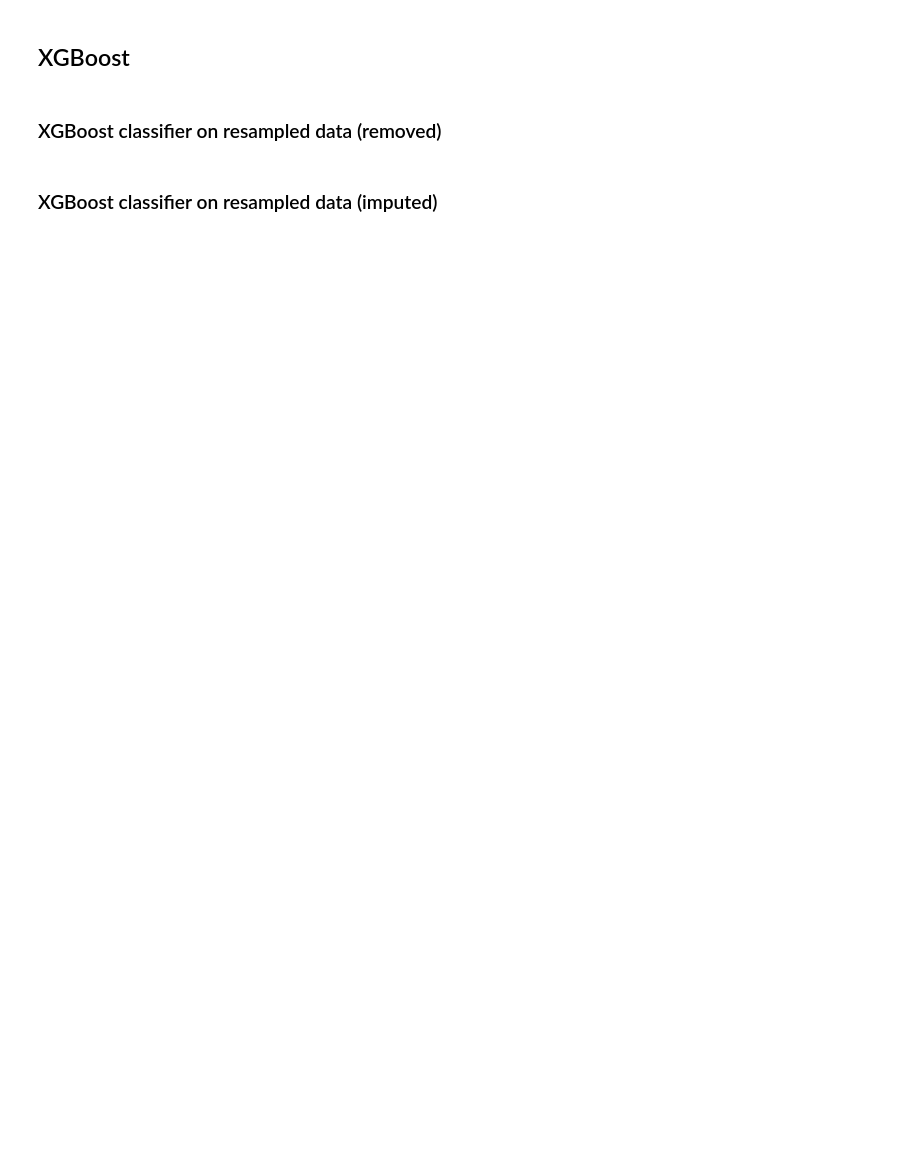
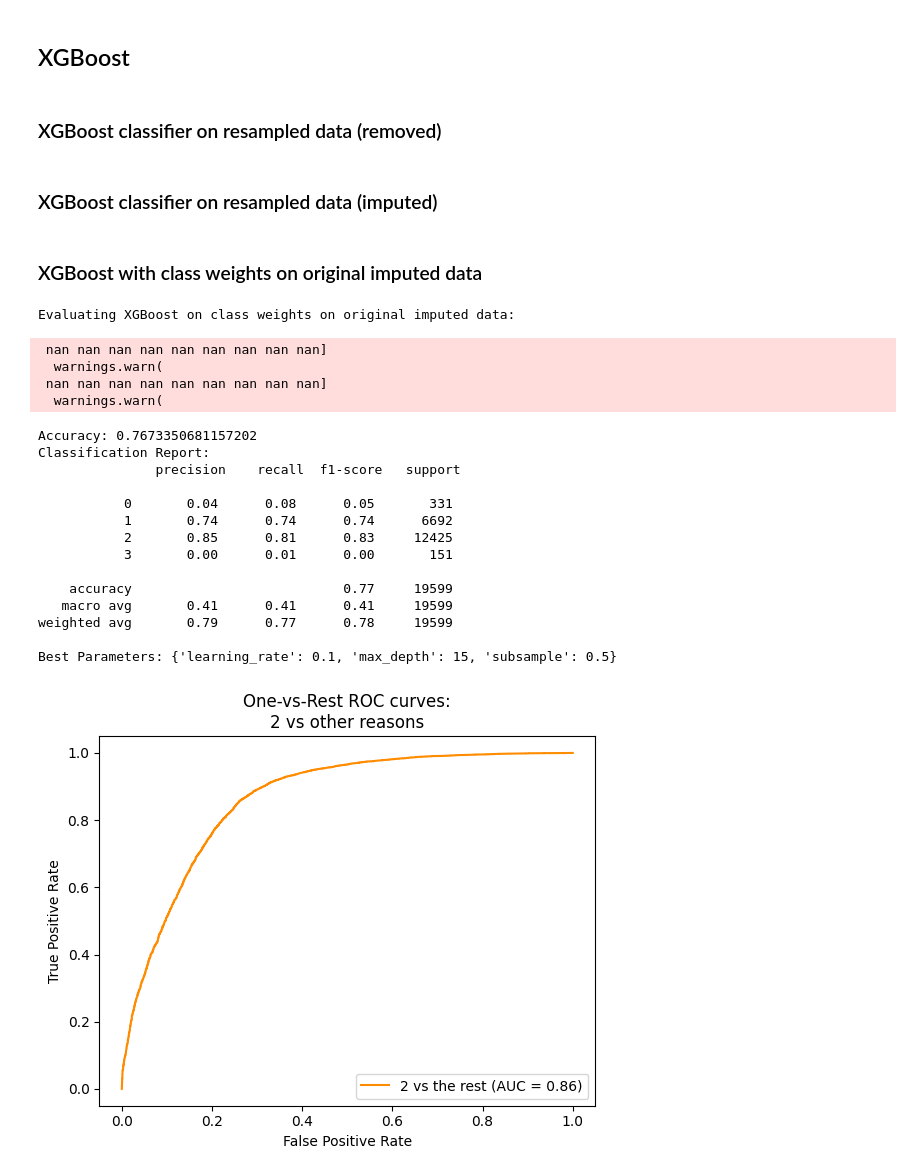
Before and after one commit to ahuang28/cs3244_final_project, a Jupyter notebook: code.ipynb, the cells around one changed output. Cells and saved outputs as stored; diff of their text form; code cells hidden in the pictures; blank space fills up the shorter version.

```diff
--- a/code.ipynb
+++ b/code.ipynb
@@ -361,6 +398,9 @@ x_train_rem, y_train_rem = target_response_split(df_train_final_rem)
 # df_train_final_imp
 x_train_imp, y_train_imp = target_response_split(df_train_final_imp)
 
+#df_train_final_imb
+x_train_imb, y_train_imb = target_response_split(df_train_final_imb)
+
 # df_test_final_rem
 x_test_rem, y_test_rem = target_response_split(df_test_final_rem)
 
@@ -575,5 +768,16 @@ y_test_imp_num = y_test_imp.replace(labels_numeric)
 # %% [markdown]
 ## XGBoost
+# %%
+#replacing our labels with [0 1 2 3] for XGBoost because it literally refuses to take the categorical labels
+labels_numeric = {"Accidental": 0, "Homicide": 1,"Suicide":2,"Undetermined":3}
+
+y_train_rem_num = y_train_rem.replace(labels_numeric)
+y_test_rem_num = y_test_rem.replace(labels_numeric)
+
+y_train_imp_num = y_train_imp.replace(labels_numeric)
+y_test_imp_num = y_test_imp.replace(labels_numeric)
+
+y_train_imb_num = y_train_imb.replace(labels_numeric)
 # %%
 # Define a function to train and evaluate a XGBoost model
 
@@ -583,22 +787,27 @@ param_grid_xgb = {
     'learning_rate': [0.1, 0.3, 0.6],
     'subsample': [0.5, 0.7, 1]
 }
-def train_evaluate_xgboost(X_train, y_train, X_test, y_test):
+
+classes_weights = class_weight.compute_sample_weight(
+    class_weight='balanced',
+    y=y_train_imb
+)
+
+def train_evaluate_xgboost(X_train, y_train, X_test, y_test, penalise):
     # Initialize XGBoost Classifier with default parameters
     xgbc = xgb.XGBClassifier()
+    CV_xgbc = GridSearchCV(xgbc, param_grid_xgb, cv= 3, scoring='f1', n_jobs=-1)
 
-    # Train the model
-    #xgbc.fit(X_train, y_train)
+    if penalise ==True:
+        CV_xgbc.fit(X_train, y_train, sample_weight = classes_weights)
 
-    # Make predictions
-    CV_xgbc = GridSearchCV(xgbc, param_grid_xgb, cv= 5, scoring='f1', n_jobs=-1)
-    CV_xgbc.fit(X_train, y_train)
+    else:
+    #CV_xgbc = GridSearchCV(xgbc, param_grid_xgb, cv= 3, scoring='f1', n_jobs=-1)
+        CV_xgbc.fit(X_train, y_train)
     best_param = CV_xgbc.best_params_
     y_pred = CV_xgbc.predict(X_test)
     y_score = CV_xgbc.fit(X_train, y_train).predict_proba(X_test)
 
-    #y_pred = xgbc.predict(X_test)
-    #y_score = xgbc.fit(X_train, y_train).predict_proba(X_test)
     # Evaluate the model
     accuracy = accuracy_score(y_test, y_pred)
     report = classification_report(y_test, y_pred)
@@ -641 +850,30 @@ print("Classification Report:\n", xgb_report_remove)
 print("Best Parameters:", xgb_best_param_impute)
+# %% [markdown]
+### XGBoost with class weights on original imputed data
+# %%
+print("Evaluating XGBoost on class weights on original imputed data:")
+xgb_best_param_imb, xgb_accuracy_imb, xgb_report_imb = train_evaluate_xgboost(x_train_imb, y_train_imb_num, x_test_rem, y_test_rem_num, True)
+print(f"Accuracy: {xgb_accuracy_imb}")
+print("Classification Report:\n", xgb_report_imb)
+print("Best Parameters:", xgb_best_param_imb)
+# %% [output]
+Evaluating XGBoost on class weights on original imputed data:
+ nan nan nan nan nan nan nan nan nan]
+  warnings.warn(
+ nan nan nan nan nan nan nan nan nan]
+  warnings.warn(
+Accuracy: 0.7673350681157202
+Classification Report:
+               precision    recall  f1-score   support
+
+           0       0.04      0.08      0.05       331
+           1       0.74      0.74      0.74      6692
+           2       0.85      0.81      0.83     12425
+           3       0.00      0.01      0.00       151
+
+    accuracy                           0.77     19599
+   macro avg       0.41      0.41      0.41     19599
+weighted avg       0.79      0.77      0.78     19599
+
+Best Parameters: {'learning_rate': 0.1, 'max_depth': 15, 'subsample': 0.5}
+[figure, added]
```
Also changed, not shown: parts of 32 cells of this notebook.
